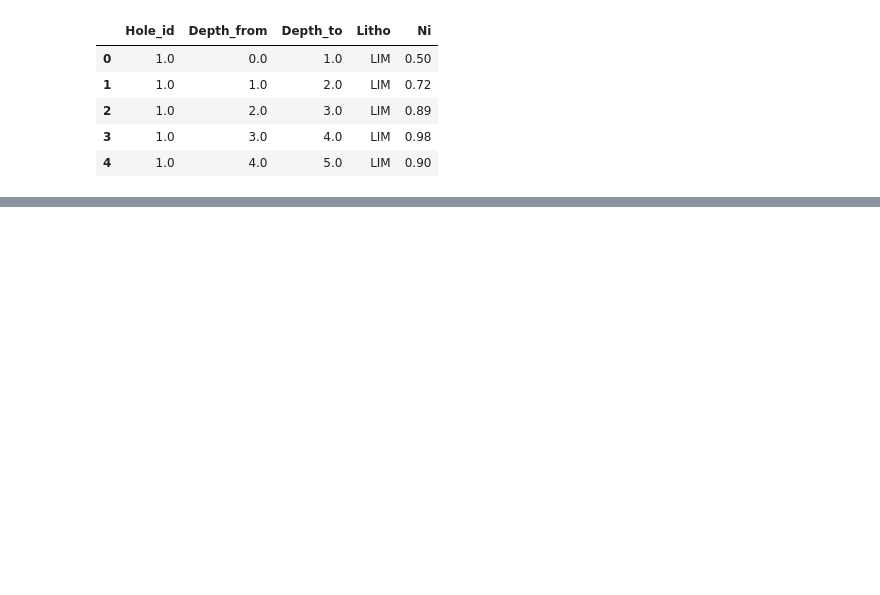
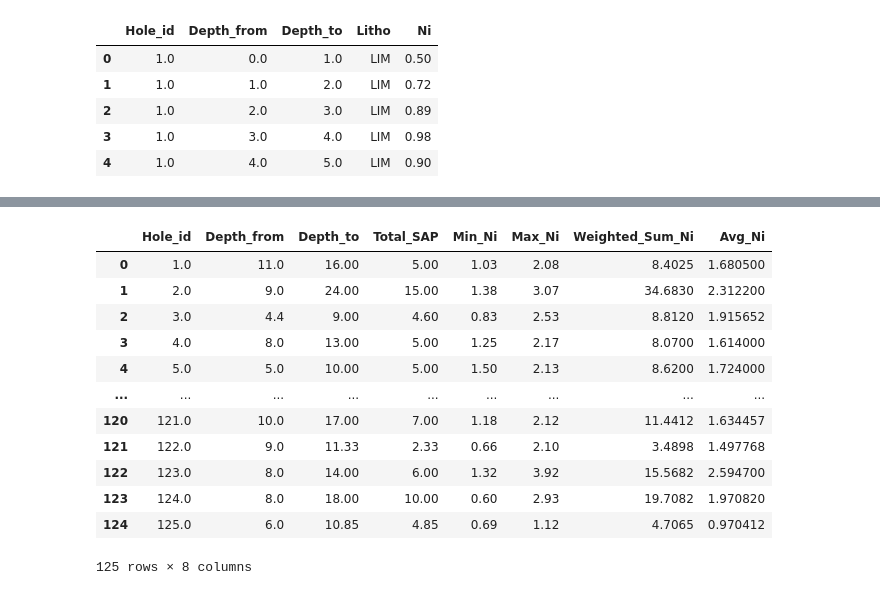
Before and after one commit to alxndr1902/PlottingGeoMap, a Jupyter notebook: main.ipynb, the cells around one changed output, grey strips where cells are left out. Drawn from its saved outputs; the diff is of its cells as text; code cells hidden in the pictures; blank space fills up the shorter version.

```diff
--- a/main.ipynb
+++ b/main.ipynb
@@ -42,0 +62,2 @@ new_data.head()
+# %%
+sap_data['Weighted_Ni'] = sap_data['Ni'] * sap_data['Tebal_Per_Sampel']
@@ -42,0 +78,8 @@ new_data.head()
+# %%
+aggregated_data = sap_data.groupby('Hole_id').agg(
+    Depth_from = ('Depth_from', 'min'),
+    Depth_to = ('Depth_to', 'max'),
+    Total_SAP = ('Tebal_Per_Sampel', 'sum'),
+    Min_Ni = ('Ni', 'min'),
+    Max_Ni = ('Ni', 'max')
+).reset_index()
@@ -42,0 +104,16 @@ new_data.head()
+# %%
+aggregated_data['Avg_Ni'] = aggregated_data['Weighted_Sum_Ni'] / aggregated_data['Total_SAP']
+# %% [output]
+|  | Hole_id | Depth_from | Depth_to | Total_SAP | Min_Ni | Max_Ni | Weighted_Sum_Ni | Avg_Ni |
+| 0 | 1.0 | 11.0 | 16.00 | 5.00 | 1.03 | 2.08 | 8.4025 | 1.680500 |
+| 1 | 2.0 | 9.0 | 24.00 | 15.00 | 1.38 | 3.07 | 34.6830 | 2.312200 |
+| 2 | 3.0 | 4.4 | 9.00 | 4.60 | 0.83 | 2.53 | 8.8120 | 1.915652 |
+| 3 | 4.0 | 8.0 | 13.00 | 5.00 | 1.25 | 2.17 | 8.0700 | 1.614000 |
+| 4 | 5.0 | 5.0 | 10.00 | 5.00 | 1.50 | 2.13 | 8.6200 | 1.724000 |
+| ... | ... | ... | ... | ... | ... | ... | ... | ... |
+| 120 | 121.0 | 10.0 | 17.00 | 7.00 | 1.18 | 2.12 | 11.4412 | 1.634457 |
+| 121 | 122.0 | 9.0 | 11.33 | 2.33 | 0.66 | 2.10 | 3.4898 | 1.497768 |
+| 122 | 123.0 | 8.0 | 14.00 | 6.00 | 1.32 | 3.92 | 15.5682 | 2.594700 |
+| 123 | 124.0 | 8.0 | 18.00 | 10.00 | 0.60 | 2.93 | 19.7082 | 1.970820 |
+| 124 | 125.0 | 6.0 | 10.85 | 4.85 | 0.69 | 1.12 | 4.7065 | 0.970412 |
+125 rows × 8 columns
```
Also changed, not shown: parts of 9 cells of this notebook.
